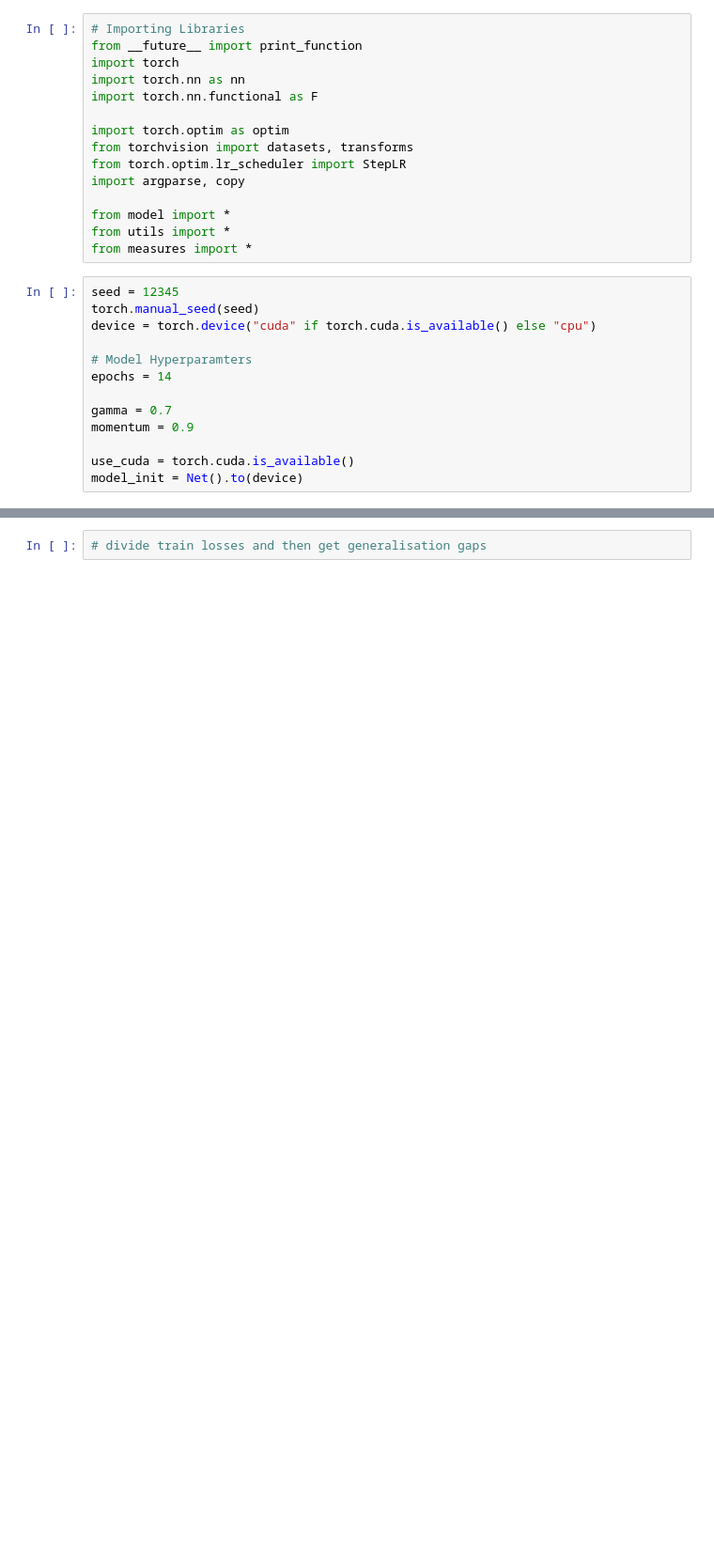
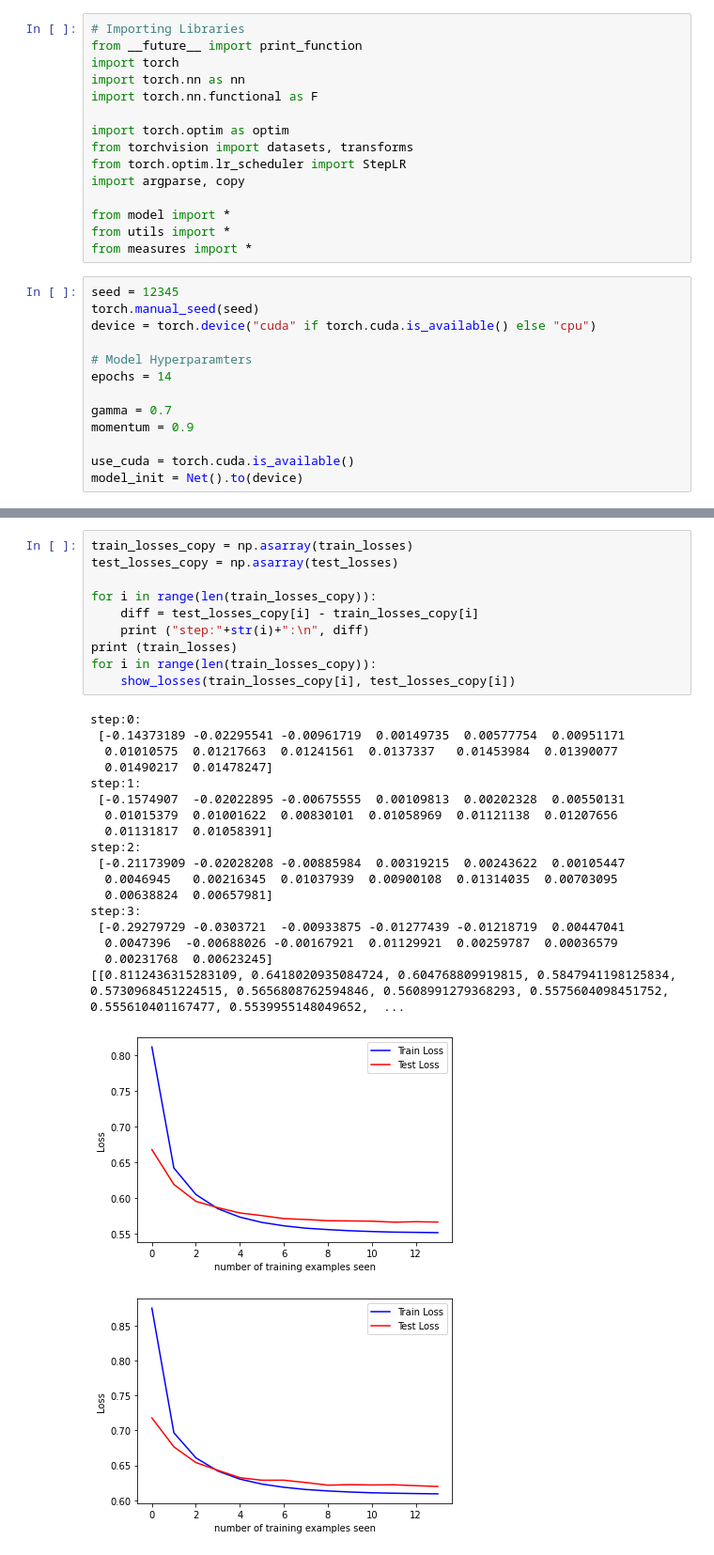
Before and after one commit to manjot4/OptML_Project, a Jupyter notebook: RMSprop_var_grad.ipynb, the cells around one changed output, grey strips where cells are left out. Shown at 94% size. Cells and saved outputs as stored; diff of their text form; blank space fills up the shorter version.

```diff
--- a/RMSprop_var_grad.ipynb
+++ b/RMSprop_var_grad.ipynb
@@ -111,2 +141,30 @@ var_gradients:
-# %%
-# divide train losses and then get generalisation gaps
+# %%
+train_losses_copy = np.asarray(train_losses)
+test_losses_copy = np.asarray(test_losses)
+
+for i in range(len(train_losses_copy)):
+    diff = test_losses_copy[i] - train_losses_copy[i]
+    print ("step:"+str(i)+":\n", diff)
+print (train_losses)
+for i in range(len(train_losses_copy)):
+    show_losses(train_losses_copy[i], test_losses_copy[i])
+# %% [output]
+step:0:
+ [-0.14373189 -0.02295541 -0.00961719  0.00149735  0.00577754  0.00951171
+  0.01010575  0.01217663  0.01241561  0.0137337   0.01453984  0.01390077
+  0.01490217  0.01478247]
+step:1:
+ [-0.1574907  -0.02022895 -0.00675555  0.00109813  0.00202328  0.00550131
+  0.01015379  0.01001622  0.00830101  0.01058969  0.01121138  0.01207656
+  0.01131817  0.01058391]
+step:2:
+ [-0.21173909 -0.02028208 -0.00885984  0.00319215  0.00243622  0.00105447
+  0.0046945   0.00216345  0.01037939  0.00900108  0.01314035  0.00703095
+  0.00638824  0.00657981]
+step:3:
+ [-0.29279729 -0.0303721  -0.00933875 -0.01277439 -0.01218719  0.00447041
+  0.0047396  -0.00688026 -0.00167921  0.01129921  0.00259787  0.00036579
+  0.00231768  0.00623245]
+[[0.8112436315283109, 0.6418020935084724, 0.604768809919815, 0.5847941198125834, 0.5730968451224515, 0.5656808762594846, 0.5608991279368293, 0.5575604098451752, 0.555610401167477, 0.5539955148049652,  ...
+[figure, added]
+[figure, added]
```
Also changed, not shown: parts of 11 cells of this notebook, 4 other files.
